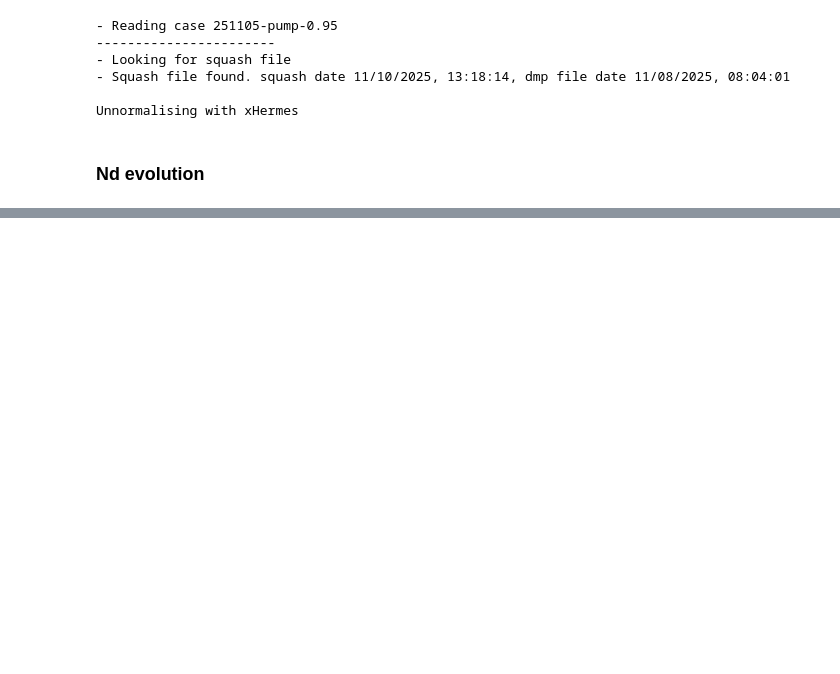
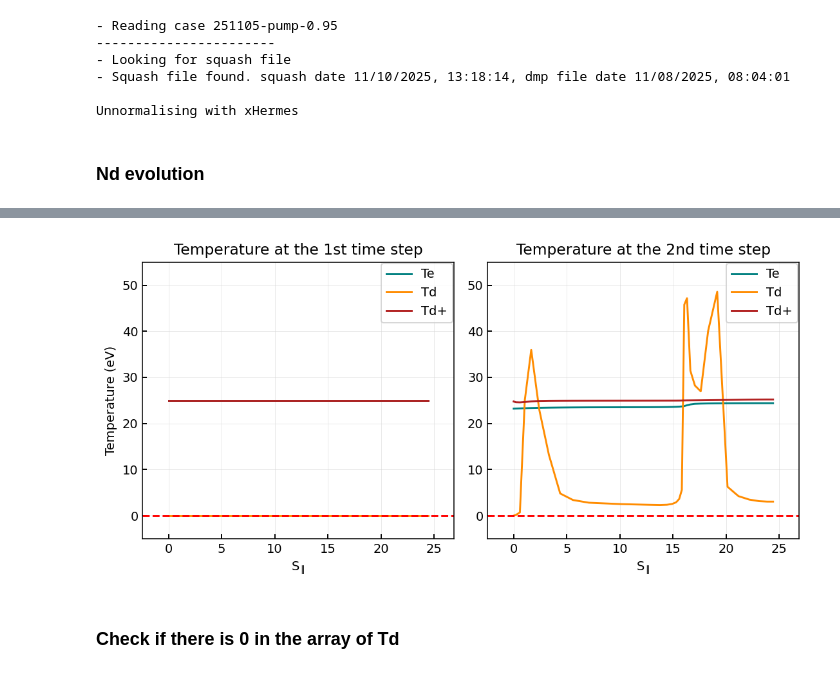
Before and after one commit to sun51027/hermes3-2dplots, a Jupyter notebook: plot_animation.ipynb, the cells around one changed output, grey strips where cells are left out. Drawn from its saved outputs; the diff is of its cells as text; code cells hidden in the pictures; blank space fills up the shorter version.

Commit message:
flooring check done

```diff
--- a/plot_animation.ipynb
+++ b/plot_animation.ipynb
@@ -172,0 +137,41 @@ MovieWriter ffmpeg unavailable; using Pillow instead.
+# %%
+# Plot the first and second frame
+
+fig, ax = plt.subplots(1,2, figsize = (8,4))
+ds_1 = ds_all.isel(t=0)
+ds_2 = ds_all.isel(t=1)
+
+
+df_f1 = get_1d_poloidal_data(ds_1, params = ["Te", "Td+", "Td"], region = "outer_lower", sepadd=1)
+df_f2 = get_1d_poloidal_data(ds_2, params = ["Te", "Td+", "Td"], region = "outer_lower", sepadd=1)
+
+
+ax[0].plot(df_f1["Spar"].values[::-1], df_f1["Te"], label="Te")
+ax[0].plot(df_f1["Spar"].values[::-1], df_f1["Td"], label="Td")
+ax[0].plot(df_f1["Spar"].values[::-1], df_f1["Td+"], label="Td+")
+ax[1].plot(df_f2["Spar"].values[::-1], df_f2["Te"], label="Te")
+ax[1].plot(df_f2["Spar"].values[::-1], df_f2["Td"], label="Td")
+ax[1].plot(df_f2["Spar"].values[::-1], df_f2["Td+"], label="Td+")
+
+ax[0].set_title("Temperature at the 1st time step")
+ax[0].set_xlabel("$S_{\\parallel}$")
+ax[1].set_xlabel("$S_{\\parallel}$")
+ax[1].set_title("Temperature at the 2nd time step")
+
+ax[0].set_ylabel("Temperature (eV)")
+ax[0].set_ylim(-5,55)
+ax[0].axhline(y=0, color='r', ls='--')
+ax[1].axhline(y=0, color='r', ls='--')
+
+ax[1].set_ylim(-5,55)
+ax[0].legend()
+ax[1].legend()
+
+ax[0].grid(True, alpha = 0.5)
+ax[1].grid(True, alpha = 0.5)
+
+plt.tight_layout()
+# %% [output]
+[figure, added]
+# %% [markdown]
+### Check if there is 0 in the array of Td
```
Also changed, not shown: parts of 9 cells of this notebook, 1 other file.
